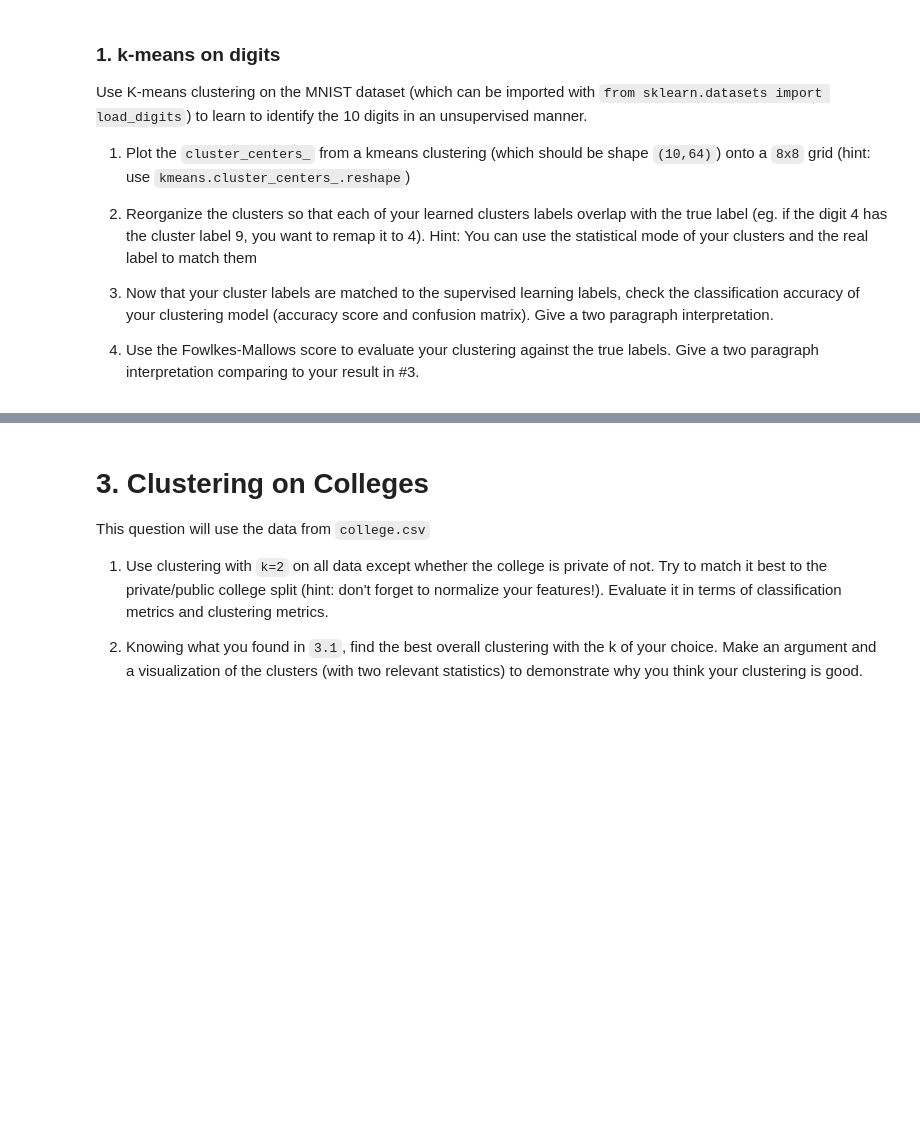
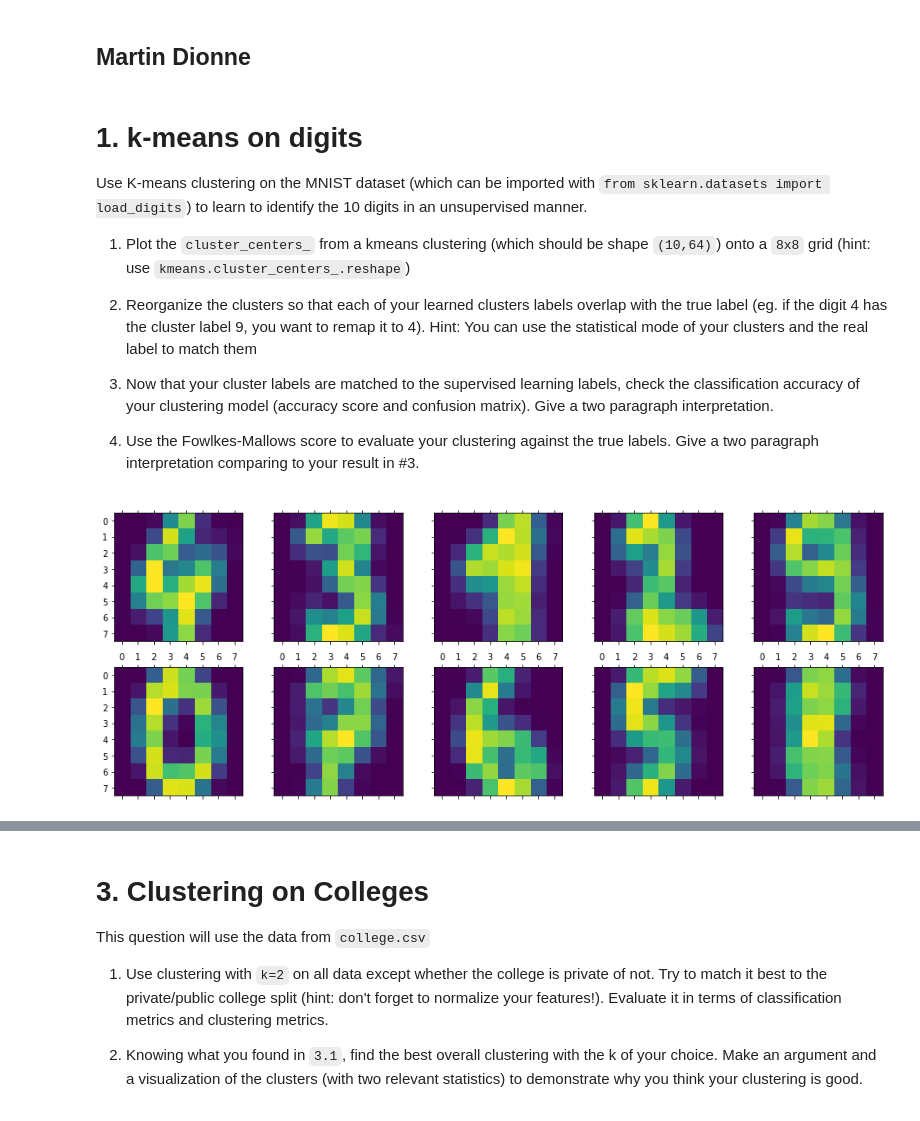
Before and after one commit to cb-ds-1/4-3-clustering, a Jupyter notebook: workshop.ipynb, the cells around one changed output, grey strips where cells are left out. Drawn from its saved outputs; the diff is of its cells as text; code cells hidden in the pictures; blank space fills up the shorter version.

```diff
--- a/workshop.ipynb
+++ b/workshop.ipynb
@@ -0,0 +1,2 @@
+# %% [markdown]
+## Martin Dionne
@@ -1,5 +10,5 @@
 # %% [markdown]
-### 1. k-means on digits
+# 1. k-means on digits
 
 Use K-means clustering on the MNIST dataset (which can be imported with `from sklearn.datasets import load_digits`) to learn to identify the 10 digits in an unsupervised manner.
 
@@ -10,3 +19,24 @@ Use K-means clustering on the MNIST dataset (which can be imported with `from sk
 3. Now that your cluster labels are matched to the supervised learning labels, check the classification accuracy of your clustering model (accuracy score and confusion matrix). Give a two paragraph interpretation.
 
 4. Use the Fowlkes-Mallows score to evaluate your clustering against the true labels. Give a two paragraph interpretation comparing to your result in #3.
+# %%
+#https://scikit-learn.org/stable/auto_examples/cluster/plot_kmeans_digits.html#sphx-glr-auto-examples-cluster-plot-kmeans-digits-py
+from sklearn.datasets import load_digits
+digits = load_digits(as_frame=True)
+# %%
+X = digits['data']
+y = digits['target']
+N_CLUSTERS = 10
+kmeans = clu.KMeans(n_clusters=N_CLUSTERS, random_state=0).fit(X)
+centers = kmeans.cluster_centers_.reshape(10,8,8)
+# %%
+# 1. Plot the cluster_centers_ from a kmeans clustering
+
+k = 0
+fig, ax = plt.subplots(2, 5, sharey='row', sharex='col', figsize=(16,6))
+for i in range(2):
+    for j in range(5):
+        ax[i, j].matshow(centers[k])
+        k += 1
+# %% [output]
+[figure, added]
```
Also changed, not shown: parts of 13 cells of this notebook.
